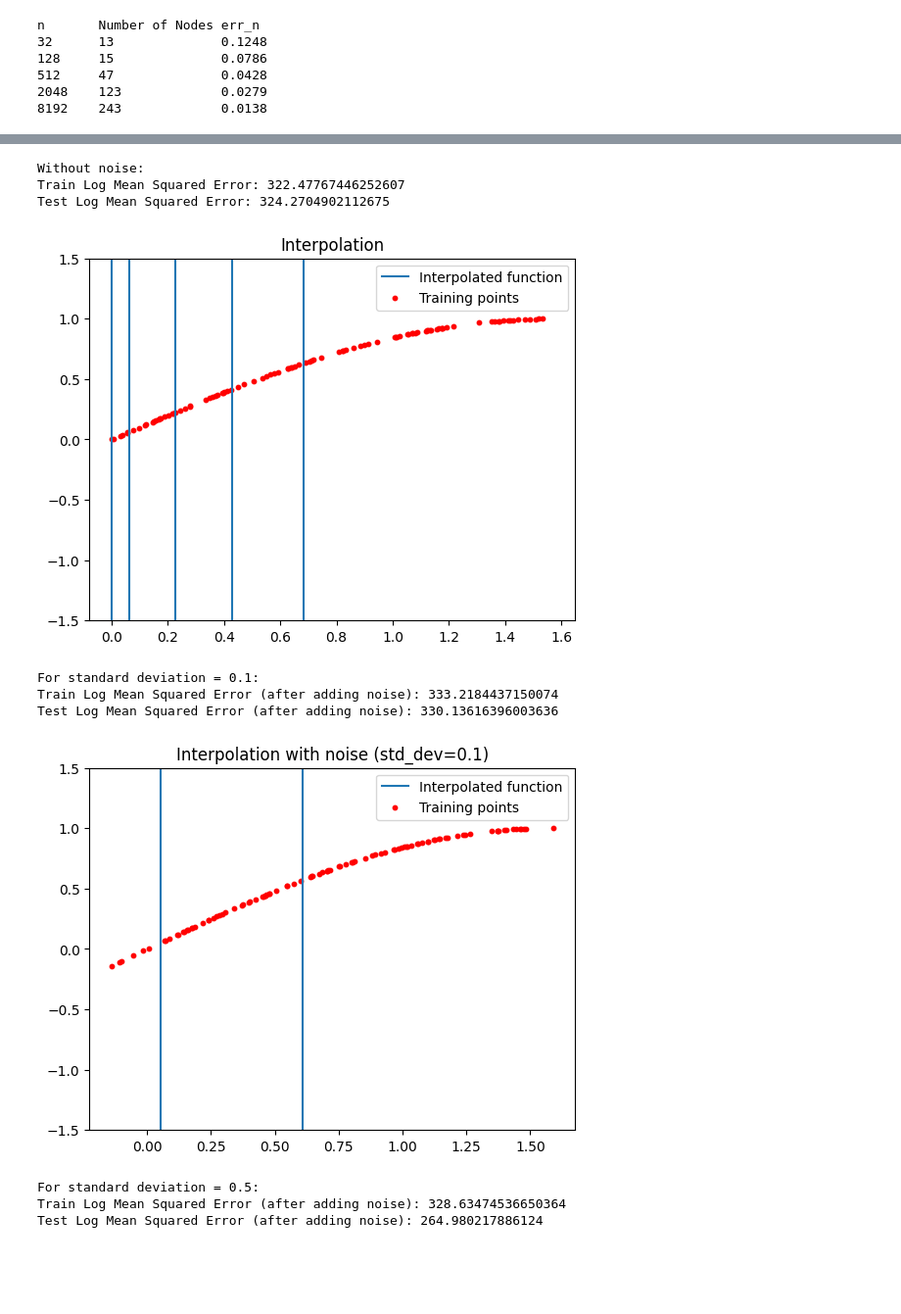
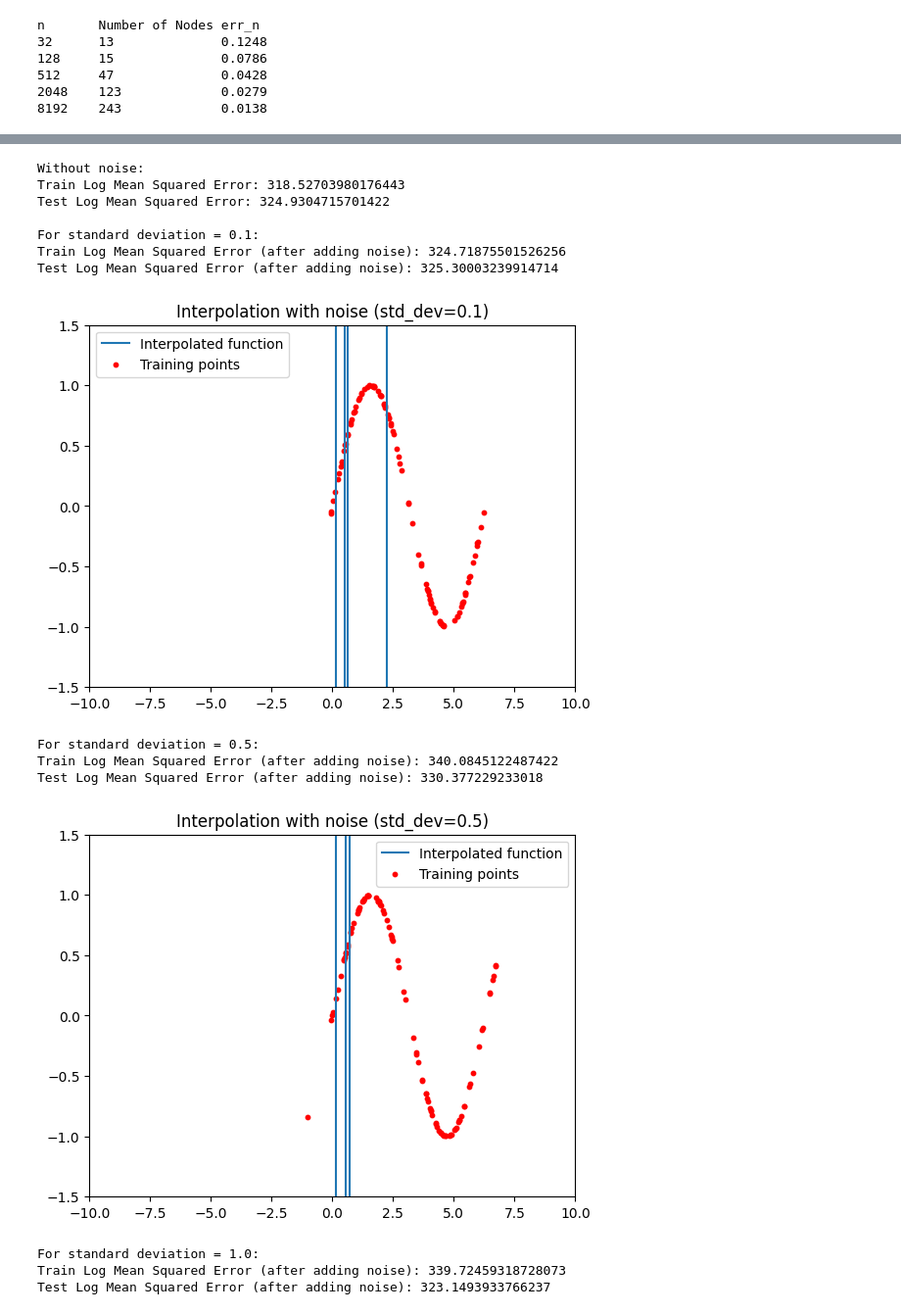
Before and after one commit to zacksifakis/ece760-homeworks, a Jupyter notebook: hw2/HW2_CS760_final_version.ipynb, the cells around one changed output, grey strips where cells are left out. Shown at 98% size. Cells and saved outputs as stored; diff of their text form; code cells hidden in the pictures; blank space fills up the shorter version.

```diff
--- a/hw2/HW2_CS760_final.ipynb
+++ b/hw2/HW2_CS760_final_version.ipynb
@@ -797,5 +579,6 @@ Test error: -inf
 # %%
 #PART 4
+
 import numpy as np
 import matplotlib.pyplot as plt
 from scipy.interpolate import lagrange
@@ -803,7 +586,7 @@ from sklearn.metrics import mean_squared_error
 
 # Fix interval [a,b]
 a = 0
-b = (1/2)*np.pi
+b = 2*np.pi
 n = 100
 
 # Create a training set
@@ -815,7 +598,7 @@ f = lagrange(x_train, y_train)
 
 # Create a test set
 x_test = np.random.uniform(a, b, n)
-y_test = np.sin(x_test) # sine of x
+y_test = np.sin(x_test)
 
 # Predict on train and test set
 y_train_pred = f(x_train)
@@ -829,22 +612,13 @@ print('Without noise:')
 print('Train Log Mean Squared Error:', train_mse)
 print('Test Log Mean Squared Error:', test_mse)
 
-# Plot the results
-x_range = np.linspace(a, b, n)
-y_pred_range = f(x_range)
-plt.plot(x_range, y_pred_range, label='Interpolated function')
-plt.scatter(x_train, y_train, color='red', s=10, label='Training points')
-plt.ylim(-1.5, 1.5)
-plt.legend()
-plt.title(f'Interpolation')
-plt.show()
+# Initialize train and test errors
+train_log_errors = [train_mse]
+test_log_errors = [test_mse]
 
-std_devs = [0.1, 0.5, 1.0, 5.0] # standard deviations
-#stds = []
-train_log_errors = []
-test_log_errors = []
+std_devs = [0, 0.1, 0.5, 1.0, 5.0, 25.0] # standard deviations
 
-for std_dev in std_devs:
+for std_dev in std_devs[1:]:
 
     # Add Gaussian noise to x_train
     epsilon = np.random.normal(0, std_dev, n)
@@ -860,44 +634,49 @@ for std_dev in std_devs:
 
     # Compute the log mean squared error
     train_mse_noise = np.log(mean_squared_error(y_train_noise, y_train_pred_noise))
     test_mse_noise = np.log(mean_squared_error(y_test, y_test_pred_noise))
 
     print(f'\nFor standard deviation = {std_dev}:')
     print('Train Log Mean Squared Error (after adding noise):', train_mse_noise)
     print('Test Log Mean Squared Error (after adding noise):', test_mse_noise)
 
+    # Append the log error values to the lists
+    train_log_errors.append(train_mse_noise)
+    test_log_errors.append(test_mse_noise)
+
     # Plot the results
     x_range = np.linspace(a, b, n)
     y_pred_range = f_noise(x_range)
     plt.plot(x_range, y_pred_range, label='Interpolated function')
     plt.scatter(x_train_noise, y_train_noise, color='red', s=10, label='Training points')
     plt.ylim(-1.5, 1.5)
+    plt.xlim(-10,10)
     plt.legend()
     plt.title(f'Interpolation with noise (std_dev={std_dev})')
     plt.show()
 
-    # Append the variance and log error values to the lists
-   # variances.append(std_dev ** 2)
-    train_log_errors.append(train_mse_noise)
-    test_log_errors.append(test_mse_noise)
 
 # Plot the results
 plt.plot(std_devs, train_log_errors, label='Train Log Error')
 plt.plot(std_devs, test_log_errors, label='Test Log Error')
 plt.xlabel('Standard Deviation')
 plt.ylabel('Log Error')
 plt.title('Standard Deviation vs Log Error')
 plt.legend()
 plt.show()
 # %% [output]
 Without noise:
-Train Log Mean Squared Error: 322.47767446252607
-Test Log Mean Squared Error: 324.2704902112675
+Train Log Mean Squared Error: 318.52703980176443
+Test Log Mean Squared Error: 324.9304715701422
+
+For standard deviation = 0.1:
+Train Log Mean Squared Error (after adding noise): 324.71875501526256
+Test Log Mean Squared Error (after adding noise): 325.30003239914714
-[figure, old version]
+[figure, new version]
-For standard deviation = 0.1:
-Train Log Mean Squared Error (after adding noise): 333.2184437150074
-Test Log Mean Squared Error (after adding noise): 330.13616396003636
+For standard deviation = 0.5:
+Train Log Mean Squared Error (after adding noise): 340.0845122487422
+Test Log Mean Squared Error (after adding noise): 330.377229233018
-[figure, old version]
+[figure, new version]
-For standard deviation = 0.5:
-Train Log Mean Squared Error (after adding noise): 328.63474536650364
-Test Log Mean Squared Error (after adding noise): 264.980217886124
+For standard deviation = 1.0:
+Train Log Mean Squared Error (after adding noise): 339.72459318728073
+Test Log Mean Squared Error (after adding noise): 323.1493933766237
```
Also changed, not shown: parts of 9 cells of this notebook.
